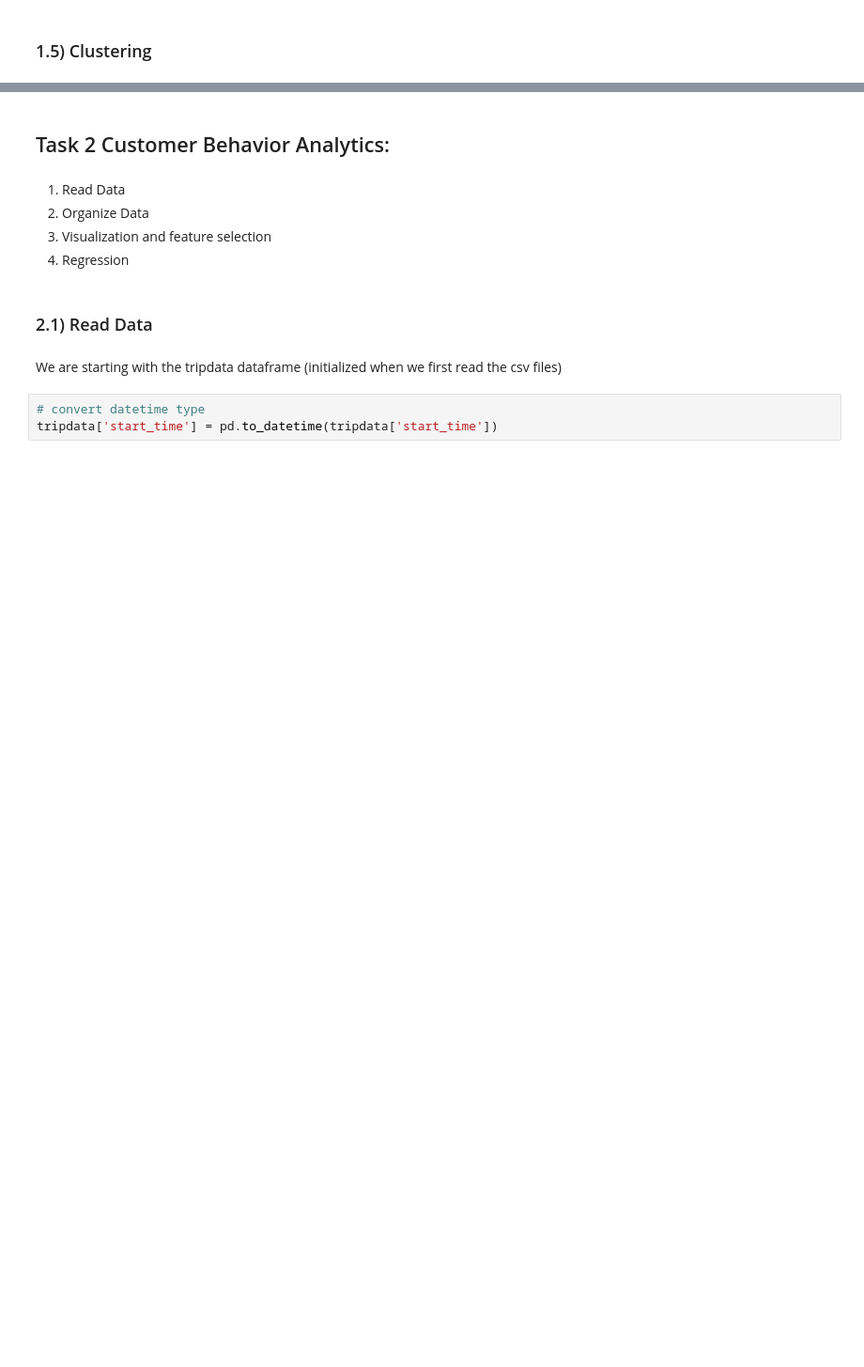
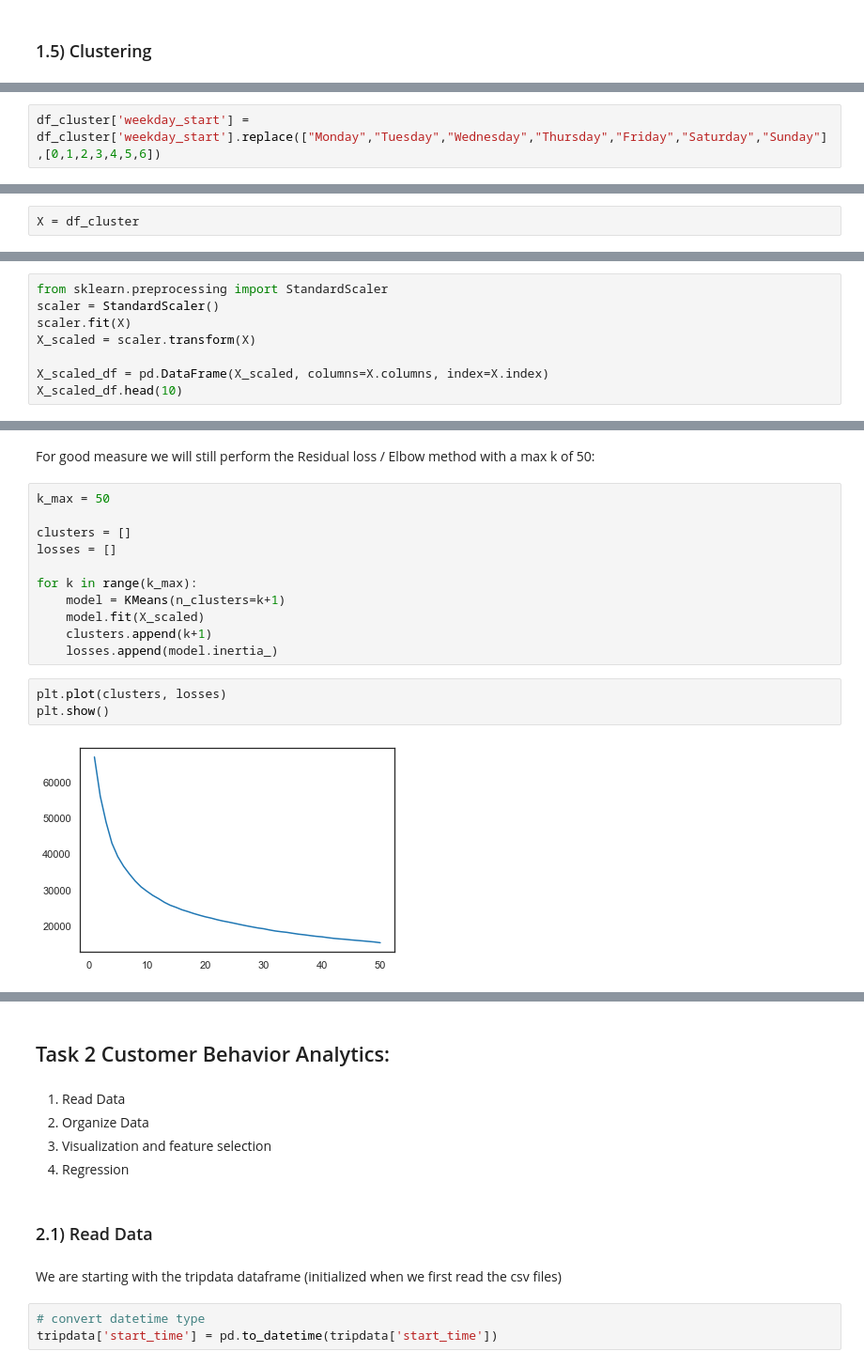
Before and after one commit to renefreitag/Data_Vipers, a Jupyter notebook: final/DataVipersNotebook.ipynb, the cells around one changed output, grey strips where cells are left out. Shown at 94% size. Drawn from its saved outputs; the diff is of its cells as text; blank space fills up the shorter version.

```diff
--- a/final/DataVipersNotebook.ipynb
+++ b/final/DataVipersNotebook.ipynb
@@ -886,0 +993,2 @@ Loading BokehJS ...
+# %%
+df_cluster['weekday_start'] = df_cluster['weekday_start'].replace(["Monday","Tuesday","Wednesday","Thursday","Friday","Saturday","Sunday"],[0,1,2,3,4,5,6])
@@ -886,0 +1023,2 @@ Loading BokehJS ...
+# %%
+X = df_cluster
@@ -886,0 +1027,8 @@ Loading BokehJS ...
+# %%
+from sklearn.preprocessing import StandardScaler
+scaler = StandardScaler()
+scaler.fit(X)
+X_scaled = scaler.transform(X)
+
+X_scaled_df = pd.DataFrame(X_scaled, columns=X.columns, index=X.index)
+X_scaled_df.head(10)
@@ -886,0 +1062,18 @@ Loading BokehJS ...
+# %% [markdown]
+For good measure we will still perform the Residual loss / Elbow method with a max k of 50:
+# %%
+k_max = 50
+
+clusters = []
+losses = []
+
+for k in range(k_max):
+    model = KMeans(n_clusters=k+1)
+    model.fit(X_scaled)
+    clusters.append(k+1)
+    losses.append(model.inertia_)
+# %%
+plt.plot(clusters, losses)
+plt.show()
+# %% [output]
+[figure, added]
```
Also changed, not shown: parts of 53 cells of this notebook, 2 other files.
